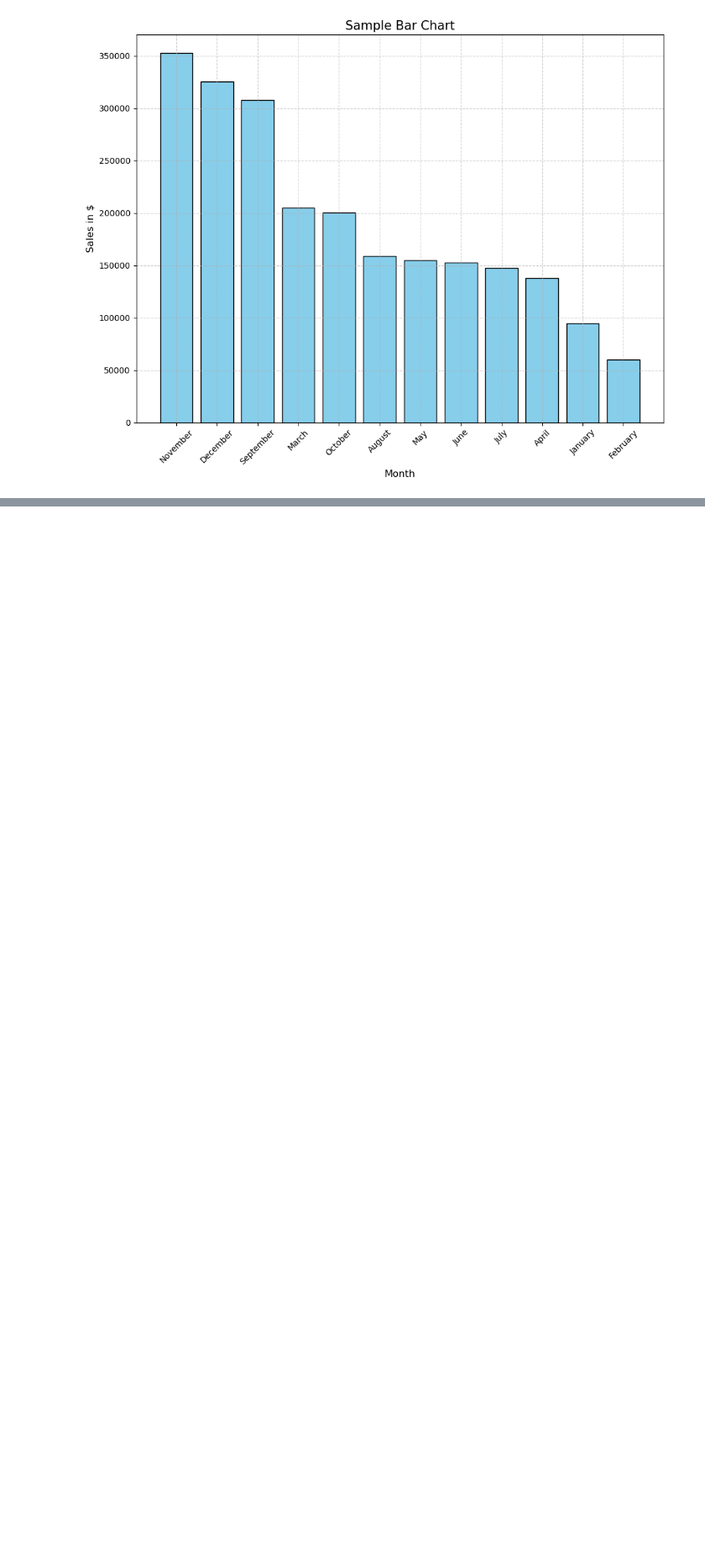
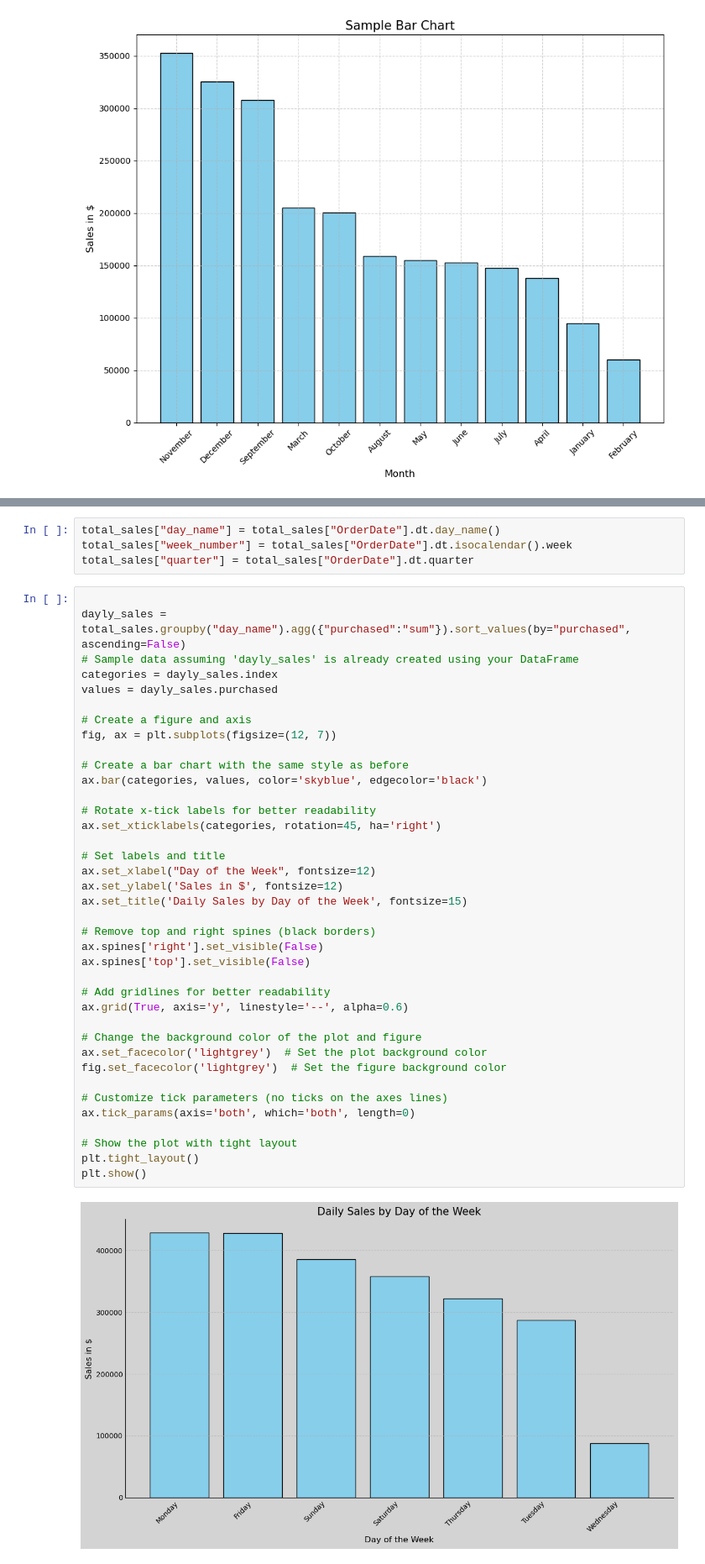
Before and after one commit to Rojhak/BI_analysis, a Jupyter notebook: bi_database.ipynb, the cells around one changed output, grey strips where cells are left out. Shown at 84% size. Saved outputs shown, nothing was run; the diff lists cells and outputs as text; blank space fills up the shorter version.

Commit message:
bar_quarter

```diff
--- a/bi_database.ipynb
+++ b/bi_database.ipynb
@@ -597,0 +640,44 @@ plt.show()
+# %%
+total_sales["day_name"] = total_sales["OrderDate"].dt.day_name()
+total_sales["week_number"] = total_sales["OrderDate"].dt.isocalendar().week
+total_sales["quarter"] = total_sales["OrderDate"].dt.quarter
+# %%
+
+dayly_sales = total_sales.groupby("day_name").agg({"purchased":"sum"}).sort_values(by="purchased", ascending=False)
+# Sample data assuming 'dayly_sales' is already created using your DataFrame
+categories = dayly_sales.index
+values = dayly_sales.purchased
+
+# Create a figure and axis
+fig, ax = plt.subplots(figsize=(12, 7))
+
+# Create a bar chart with the same style as before
+ax.bar(categories, values, color='skyblue', edgecolor='black')
+
+# Rotate x-tick labels for better readability
+ax.set_xticklabels(categories, rotation=45, ha='right')
+
+# Set labels and title
+ax.set_xlabel("Day of the Week", fontsize=12)
+ax.set_ylabel('Sales in $', fontsize=12)
+ax.set_title('Daily Sales by Day of the Week', fontsize=15)
+
+# Remove top and right spines (black borders)
+ax.spines['right'].set_visible(False)
+ax.spines['top'].set_visible(False)
+
+# Add gridlines for better readability
+ax.grid(True, axis='y', linestyle='--', alpha=0.6)
+
+# Change the background color of the plot and figure
+ax.set_facecolor('lightgrey')  # Set the plot background color
+fig.set_facecolor('lightgrey')  # Set the figure background color
+
+# Customize tick parameters (no ticks on the axes lines)
+ax.tick_params(axis='both', which='both', length=0)
+
+# Show the plot with tight layout
+plt.tight_layout()
+plt.show()
+# %% [output]
+[figure, added]
```
Also changed, not shown: parts of 4 cells of this notebook.
